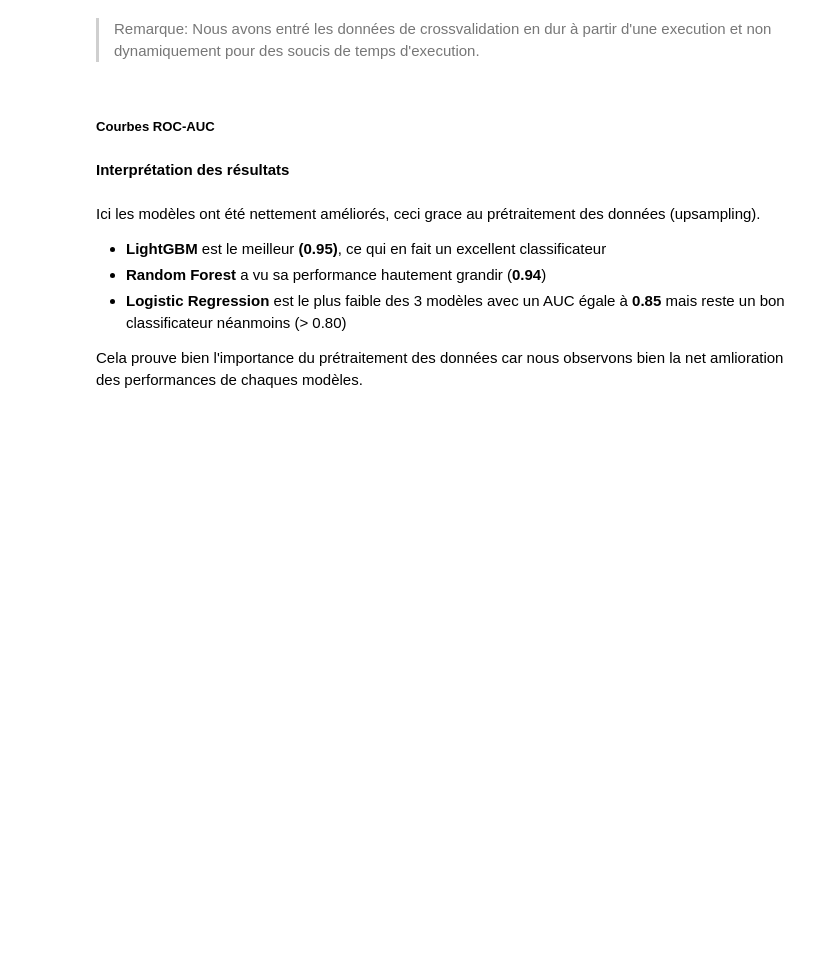
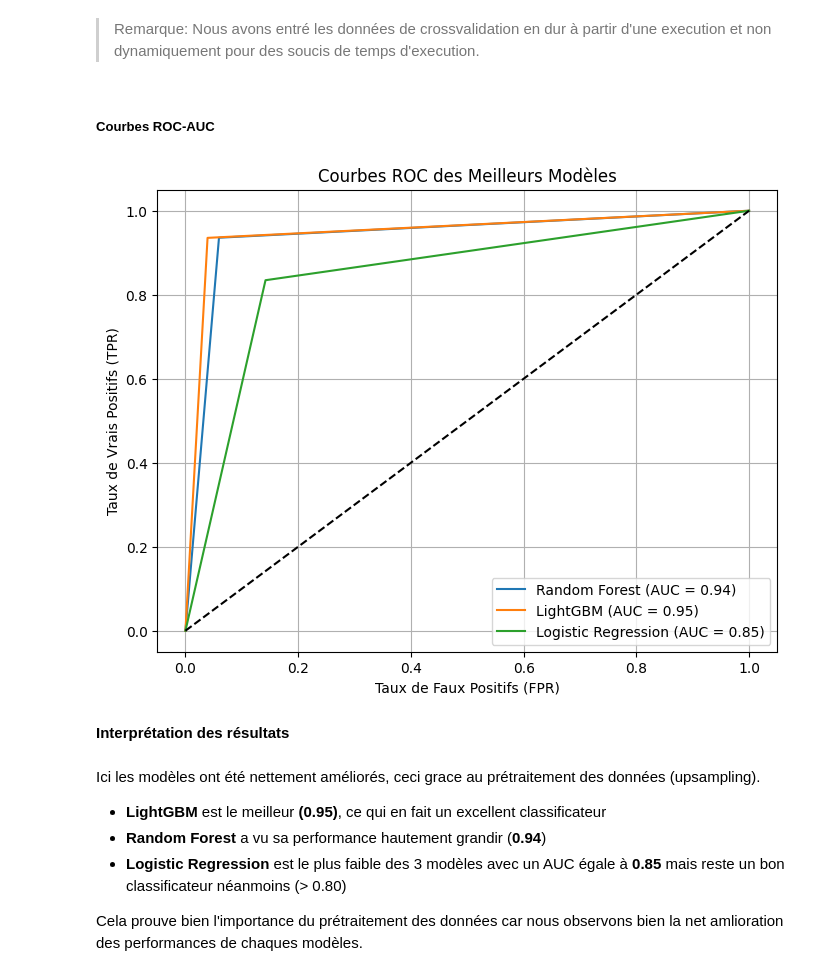
Before and after one commit to Dhoulnoun/fairuz-ML-project, a Jupyter notebook: fairuz.ipynb, the cells around one changed output. Cells and saved outputs as stored; diff of their text form; code cells hidden in the pictures; blank space fills up the shorter version.

```diff
--- a/fairuz.ipynb
+++ b/fairuz.ipynb
@@ -797,7 +857,7 @@ y = df_resampled['Class']
 numerical_columns = X.select_dtypes(include=['float64', 'int64']).columns
 
 # Diviser les données en ensemble d'entraînement et de test
-X_train, X_test, y_train, y_test = train_test_split(X, y, test_size=0.2, random_state=42, stratify=y)
+X_train, X_test, y_train, y_test_du = train_test_split(X, y, test_size=0.2, random_state=42, stratify=y)
 
 # Définir la transformation pour les colonnes numériques
 preprocessor = ColumnTransformer(
@@ -925,12 +1050,12 @@ Best Parameters: {'learning_rate': 0.1, 'max_depth': -1, 'min_child_samples': 20
 
 **Best F1-score: 0.9494955847579553**
 # %%
-X_train, X_test, y_train, y_test = train_test_split(X, y, test_size=0.2, random_state=42, stratify=y)
+X_train, X_test, y_train, y_test_du = train_test_split(X, y, test_size=0.2, random_state=42, stratify=y)
 
 best_model_lgbmdr = grid_search.best_estimator_
 best_model_lgbmdr.fit(X_train, y_train)
 y_pred_lgbmdr = best_model_lgbmdr.predict(X_test)
 
 # Évaluation
-print("Confusion Matrix:\n", confusion_matrix(y_test, y_pred_lgbmdr))
-print("\nClassification Report:\n", classification_report(y_test, y_pred_lgbmdr))
+print("Confusion Matrix:\n", confusion_matrix(y_test_du, y_pred_lgbmdr))
+print("\nClassification Report:\n", classification_report(y_test_du, y_pred_lgbmdr))
@@ -956,7 +1099,7 @@ y = df_resampled['Class']
 numerical_columns = X.select_dtypes(include=['float64', 'int64']).columns
 
 # Diviser les données en ensemble d'entraînement et de test
-X_train, X_test, y_train, y_test = train_test_split(X, y, test_size=0.2, random_state=42, stratify=y)
+X_train, X_test, y_train, y_test_du = train_test_split(X, y, test_size=0.2, random_state=42, stratify=y)
 
 # Définir la transformation pour les colonnes numériques
 preprocessor = ColumnTransformer(
@@ -1065,29 +1232,31 @@ plt.show()
 ##### Courbes ROC-AUC
 # %%
 # Calculer les courbes ROC
-fpr_rf, tpr_rf, _ = roc_curve(y_test, y_pred_rfdr,pos_label=2)
-fpr_lgbm, tpr_lgbm, _ = roc_curve(y_test, y_pred_lgbmdr,pos_label=2)
-fpr_lr, tpr_lr, _ = roc_curve(y_test, y_pred_lrdr,pos_label=2)
+fpr_rf, tpr_rf, _ = roc_curve(y_test_du, y_pred_rfdr,pos_label=2)
+fpr_lgbm, tpr_lgbm, _ = roc_curve(y_test_du, y_pred_lgbmdr,pos_label=2)
+fpr_lr, tpr_lr, _ = roc_curve(y_test_du, y_pred_lrdr,pos_label=2)
 
 # Calcul des AUC
 auc_rf = auc(fpr_rf, tpr_rf)
 auc_lgbm = auc(fpr_lgbm, tpr_lgbm)
 auc_lr = auc(fpr_lr, tpr_lr)
 
 # Tracer les courbes ROC
 plt.figure(figsize=(8, 6))
 plt.plot(fpr_rf, tpr_rf, label=f"Random Forest (AUC = {auc_rf:.2f})")
 plt.plot(fpr_lgbm, tpr_lgbm, label=f"LightGBM (AUC = {auc_lgbm:.2f})")
 plt.plot(fpr_lr, tpr_lr, label=f"Logistic Regression (AUC = {auc_lr:.2f})")
 
 # Diagonale aléatoire
 plt.plot([0, 1], [0, 1], 'k--')
 plt.xlabel("Taux de Faux Positifs (FPR)")
 plt.ylabel("Taux de Vrais Positifs (TPR)")
 plt.title("Courbes ROC des Meilleurs Modèles")
 plt.legend()
 plt.grid()
 plt.show()
+# %% [output]
+[figure, added]
 # %% [markdown]
 **Interprétation des résultats**
 # %% [markdown]
```
Also changed, not shown: parts of 34 cells of this notebook.
